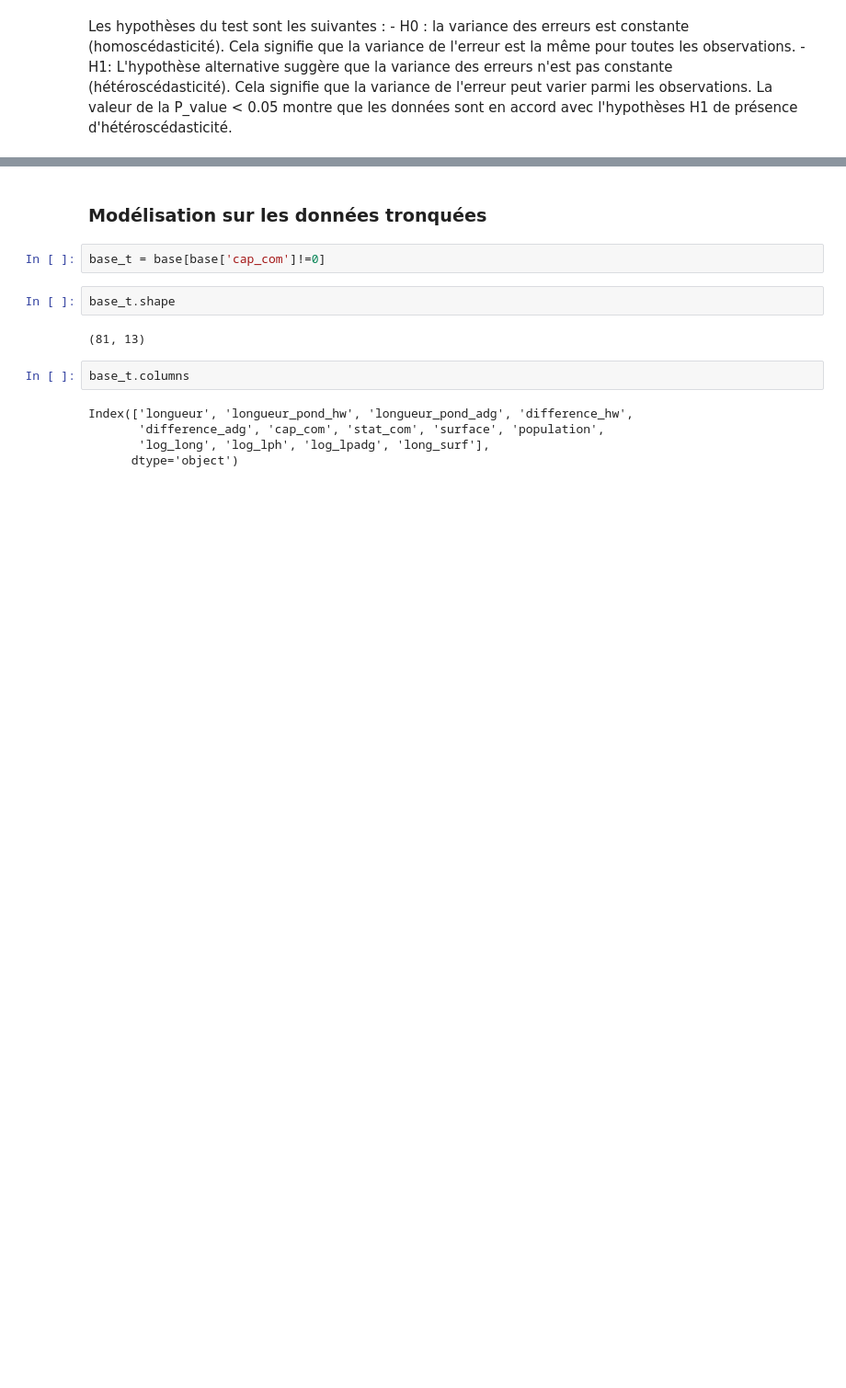
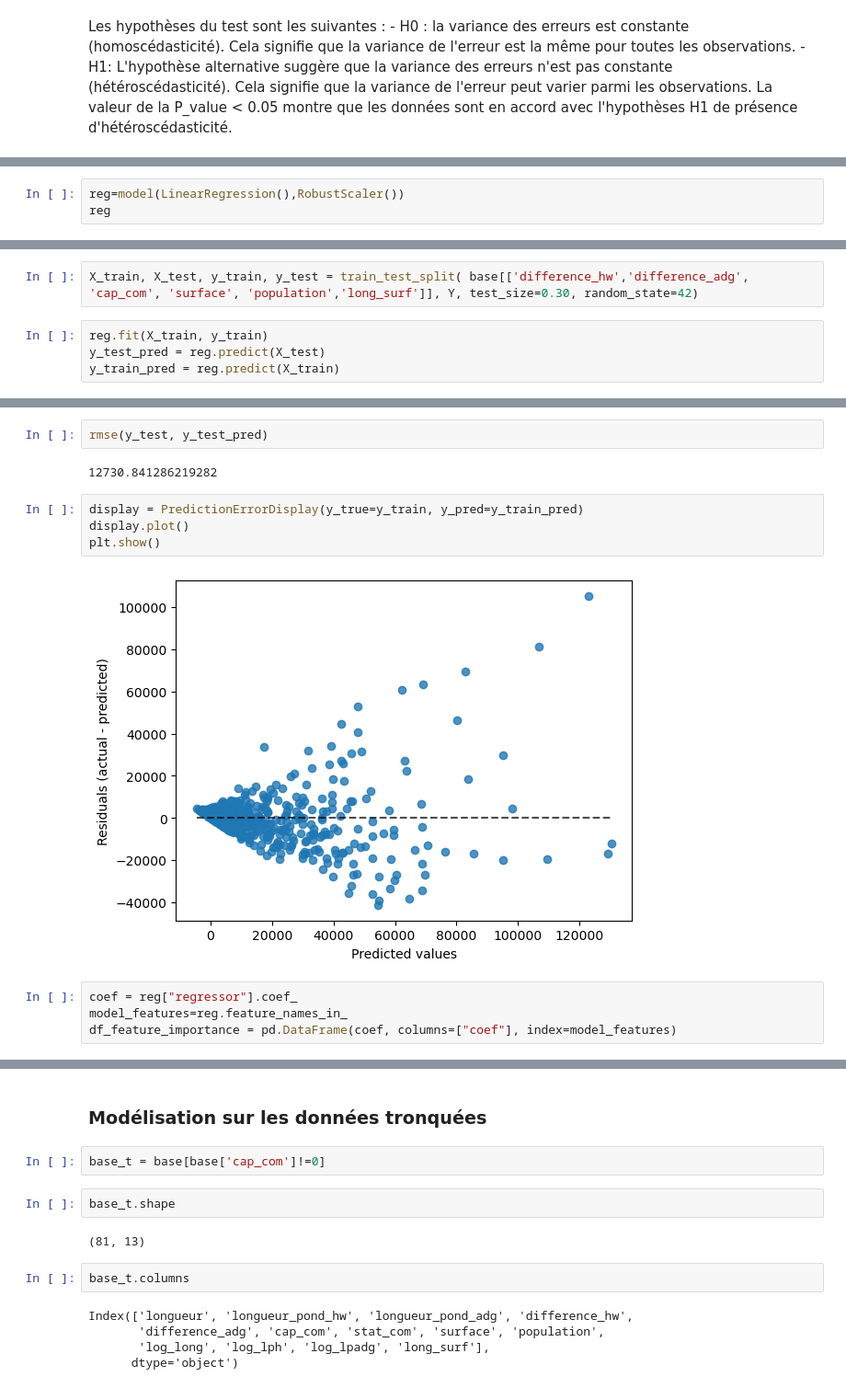
Before and after one commit to christellenguenang/Projet_Catherine_Christelle, a Jupyter notebook: 3_model.ipynb, the cells around one changed output, grey strips where cells are left out. Shown at 92% size. Saved outputs shown, nothing was run; the diff lists cells and outputs as text; blank space fills up the shorter version.

```diff
--- a/3_model.ipynb
+++ b/3_model.ipynb
@@ -241,0 +251,3 @@ La valeur de la P_value < 0.05 montre que les données sont en accord avec l'hyp
+# %%
+reg=model(LinearRegression(),RobustScaler())
+reg
@@ -241,0 +264,6 @@ La valeur de la P_value < 0.05 montre que les données sont en accord avec l'hyp
+# %%
+X_train, X_test, y_train, y_test = train_test_split( base[['difference_hw','difference_adg', 'cap_com', 'surface', 'population','long_surf']], Y, test_size=0.30, random_state=42)
+# %%
+reg.fit(X_train, y_train)
+y_test_pred = reg.predict(X_test)
+y_train_pred = reg.predict(X_train)
@@ -241,0 +289,14 @@ La valeur de la P_value < 0.05 montre que les données sont en accord avec l'hyp
+# %%
+rmse(y_test, y_test_pred)
+# %% [output]
+12730.841286219282
+# %%
+display = PredictionErrorDisplay(y_true=y_train, y_pred=y_train_pred)
+display.plot()
+plt.show()
+# %% [output]
+[figure, added]
+# %%
+coef = reg["regressor"].coef_
+model_features=reg.feature_names_in_
+df_feature_importance = pd.DataFrame(coef, columns=["coef"], index=model_features)
```
Also changed, not shown: parts of 59 cells of this notebook.
